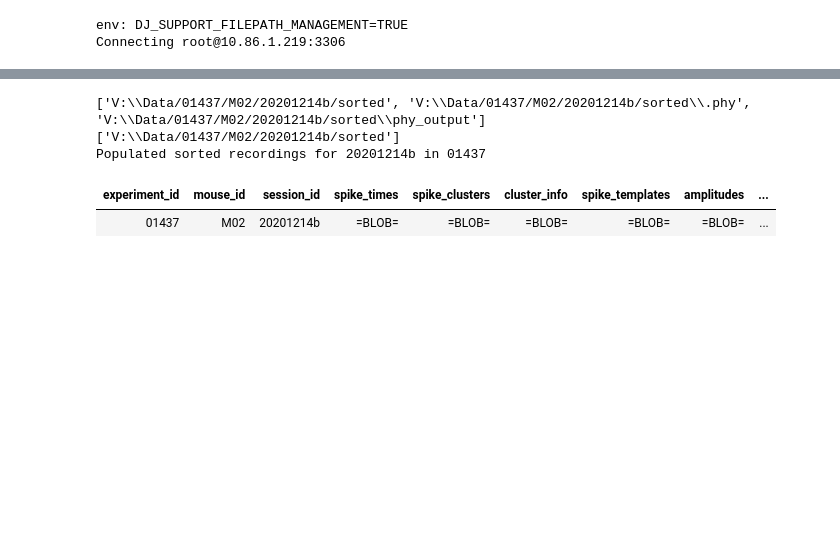
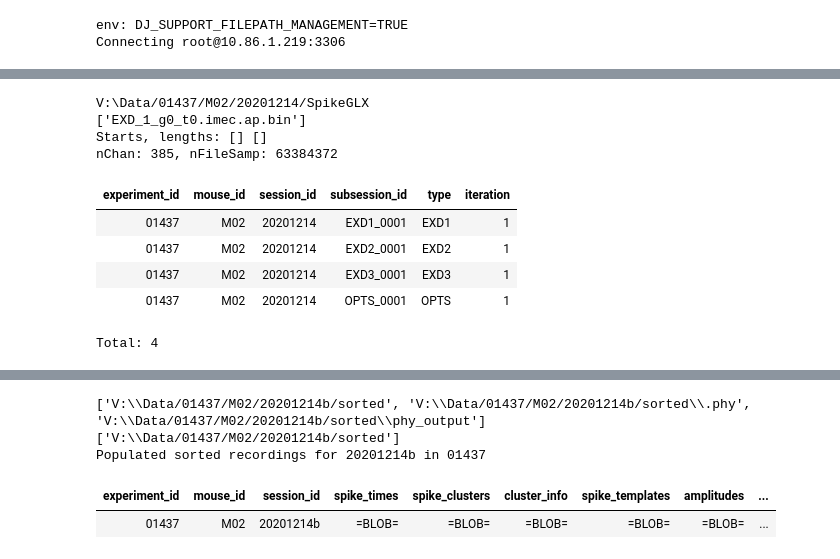
Before and after one commit to bramn22/DatajointVEIDB, a Jupyter notebook: datajoint.ipynb, the cells around one changed output, grey strips where cells are left out. Saved outputs shown, nothing was run; the diff lists cells and outputs as text; code cells hidden in the pictures; blank space fills up the shorter version.

Commit message:
Added event tables

```diff
--- a/datajoint.ipynb
+++ b/datajoint.ipynb
@@ -34,16 +32,34 @@ dj.Di(ft.schema)
 exp_table = ft.Experiment()
 sess_table = ft.Session()
 mouse_table = ft.Mouse()
-trialgroup_table = ft.TrialGroup()
+subsess_table = ft.Subsession()
 raw_tables = ft.ephys_tables.EphysRaw()
+subsess_events_table = ft.event_tables.SubsessionEvents()
+
 sorted_table = ft.ephys_tables.SpikeSorted()
-events_table = ft.event_tables.TrialGroupEvents()
+# events_table = ft.event_tables.TrialGroupEvents()
 # raw_table = ft.ephys_tables.EphysRaw()
 # spikes_table = ft.ephys_tables.Spikes()
 # facerec_table = ft.behavior_tables.FaceRecording()
 # facerec_avi_table = ft.behavior_tables.FaceRecording_avi()
 # dlclookup_table = ft.behavior_tables.DLC_lookup()
 # bodyparts_table = ft.behavior_tables.Bodyparts()
+# %%
+raw_tables.populate()
+# %% [output]
+V:\Data/01437/M02/20201214/SpikeGLX
+['EXD_1_g0_t0.imec.ap.bin']
+Starts, lengths: [] []
+nChan: 385, nFileSamp: 63384372
+# %%
+subsess_table
+# %% [output]
+| experiment_id | mouse_id | session_id | subsession_id | type | iteration |
+| 01437 | M02 | 20201214 | EXD1_0001 | EXD1 | 1 |
+| 01437 | M02 | 20201214 | EXD2_0001 | EXD2 | 1 |
+| 01437 | M02 | 20201214 | EXD3_0001 | EXD3 | 1 |
+| 01437 | M02 | 20201214 | OPTS_0001 | OPTS | 1 |
+Total: 4
 # %%
 raw_tables.populate()
 # %%
```
Also changed, not shown: parts of 3 cells of this notebook, 7 other files.
